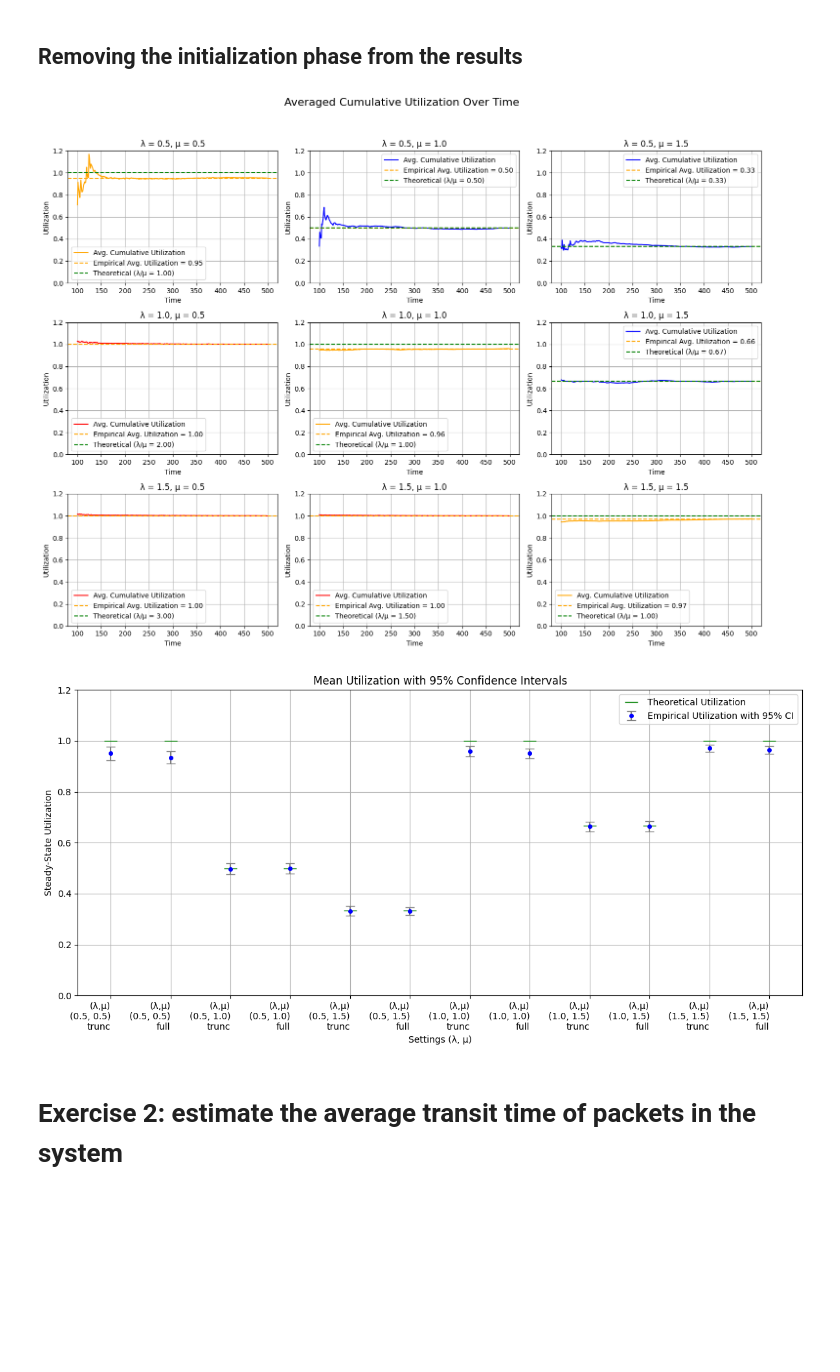
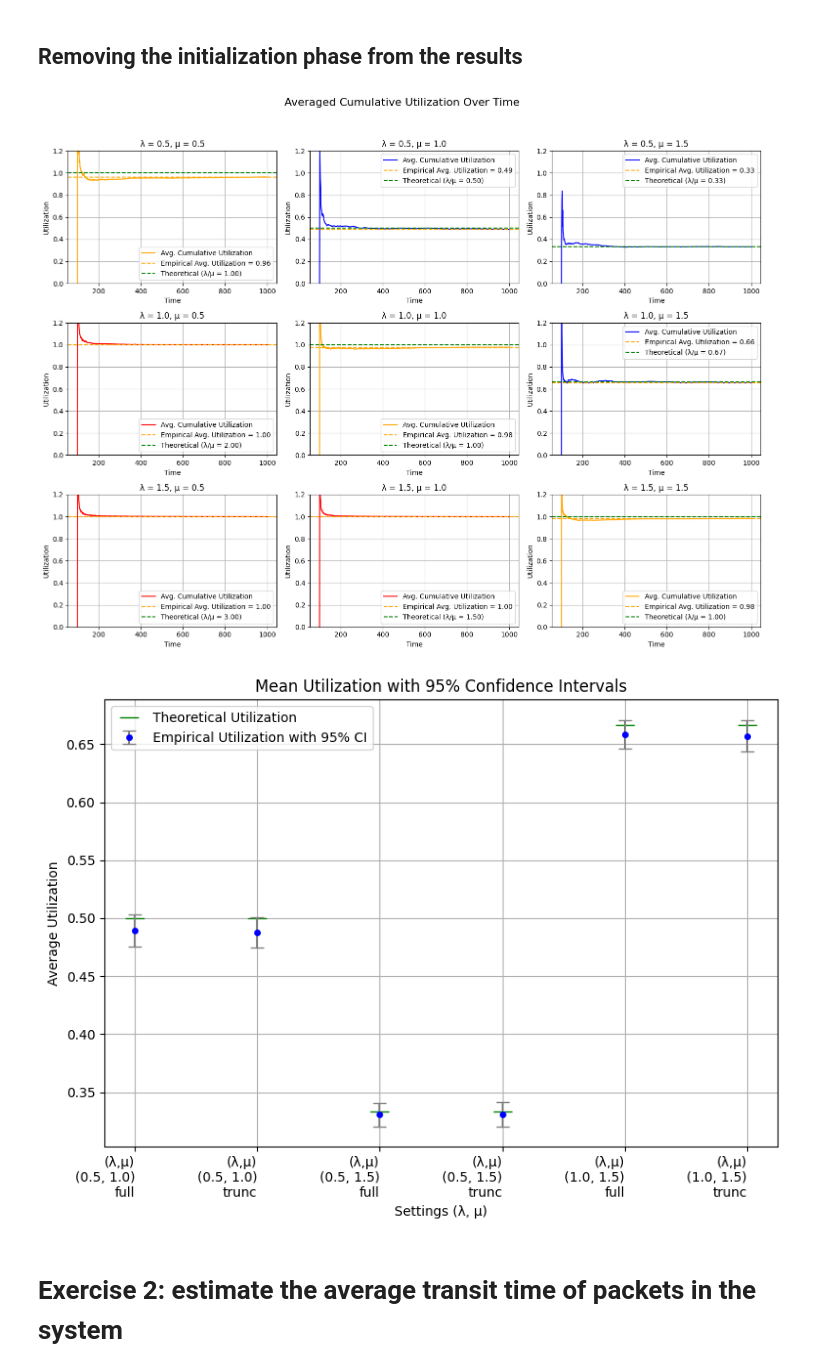
Before and after one commit to DaMole98/SPE-labs, a Jupyter notebook: HW-4/src/simulations.ipynb, the cells around one changed output. Cells and saved outputs as stored; diff of their text form; code cells hidden in the pictures; blank space fills up the shorter version.

```diff
--- a/HW-4/src/simulations.ipynb
+++ b/HW-4/src/simulations.ipynb
@@ -165,8 +165,8 @@ plt.show()
 lamda_values = [0.5, 1.0, 1.5]
 mu_values = [0.5, 1.0, 1.5]
 
-NUM_REPLICATIONS = 20
-NUM_TIME_UNITS = 500
+NUM_REPLICATIONS = 25
+NUM_TIME_UNITS = 1000
 
 seeds = range(SEED, SEED + NUM_REPLICATIONS)
 
@@ -219,7 +219,9 @@ def get_utils_results(
         for i, csv_file in enumerate(paths):
             data = pd.read_csv(csv_file)
             # Drop the first n_drops rows
-            data = data.iloc[n_drops:]
+            # data = data.iloc[n_drops:]
+            # drop the rows where time is less than n_drops
+            data = data[data["time"] >= n_drops]
 
             # Compute delta_t, cumulative_busy_time, elapsed_time
             data["delta_t"] = data["time"].shift(-1) - data["time"]
@@ -364,7 +366,7 @@ fig.suptitle("Averaged Cumulative Utilization Over Time", fontsize=16)
 fig.tight_layout(rect=[0, 0.03, 1, 0.95])
 plt.show()
 # %% [output]
-[figure, old version]
+[figure, new version]
 # %%
 def compute_mean_ci(data: np.ndarray, confidence: float = 0.95):
     """
@@ -415,7 +417,7 @@ for (lambda_, mu), results in utils_results.items():
     )
 # %%
 # Filter out rows where lambda is greater than mu
-filtered_summaries = [row for row in summary_rows if row["lambda"] <= row["mu"]]
+filtered_summaries = [row for row in summary_rows if row["lambda"] < row["mu"]]
 
 # Create labels
 labels = []
@@ -423,50 +425,50 @@ y, yerr_lo, yerr_hi = [], [], []
 theoretical_utils = []
 for row in filtered_summaries:
     base_label = f"(λ,μ)\n({row['lambda']}, {row['mu']})\n"
+    labels.append(base_label + "full")
     labels.append(base_label + "trunc")
-    labels.append(base_label + "full")
+    y.append(row["full"]["mean_util"])
     y.append(row["truncated"]["mean_util"])
-    y.append(row["full"]["mean_util"])
+    yerr_lo.append(row["full"]["mean_util"] - row["full"]["ci95_lo"])
     yerr_lo.append(row["truncated"]["mean_util"] - row["truncated"]["ci95_lo"])
-    yerr_lo.append(row["full"]["mean_util"] - row["full"]["ci95_lo"])
+    yerr_hi.append(row["full"]["ci95_hi"] - row["full"]["mean_util"])
     yerr_hi.append(row["truncated"]["ci95_hi"] - row["truncated"]["mean_util"])
-    yerr_hi.append(row["full"]["ci95_hi"] - row["full"]["mean_util"])
 
     theoretical_utils.append(row["theoretical"])
     theoretical_utils.append(row["theoretical"])
 
 yerr = np.array([yerr_lo, yerr_hi])
 x = np.arange(len(labels))
 
 # Compute error bars (asymmetrical)
 
 
 # Plot
-plt.figure(figsize=(12, 6))
+plt.figure(figsize=(8, 6))
 plt.plot(x, theoretical_utils, "g_", markersize=15, label="Theoretical Utilization")
 plt.errorbar(
     x,
     y,
     yerr=yerr,
     fmt="o",
     capsize=5,
     markersize=4,
     color="blue",
     ecolor="gray",
     label="Empirical Utilization with 95% CI",
 )
 
 plt.xticks(x, labels, ha="right")
-plt.ylim(0, 1.2)
-plt.ylabel("Steady-State Utilization")
+# plt.ylim(0, 1.2)
+plt.ylabel("Average Utilization")
 plt.xlabel("Settings (λ, μ)")
 plt.title("Mean Utilization with 95% Confidence Intervals")
 plt.grid(True)
 plt.tight_layout()
 plt.legend()
 plt.show()
 # %% [output]
-[figure, old version]
+[figure, new version]
 # %% [markdown]
 # Exercise 2: estimate the average transit time of packets in the system
 # %%
```
Also changed, not shown: parts of 4 cells of this notebook, 10 other files.
